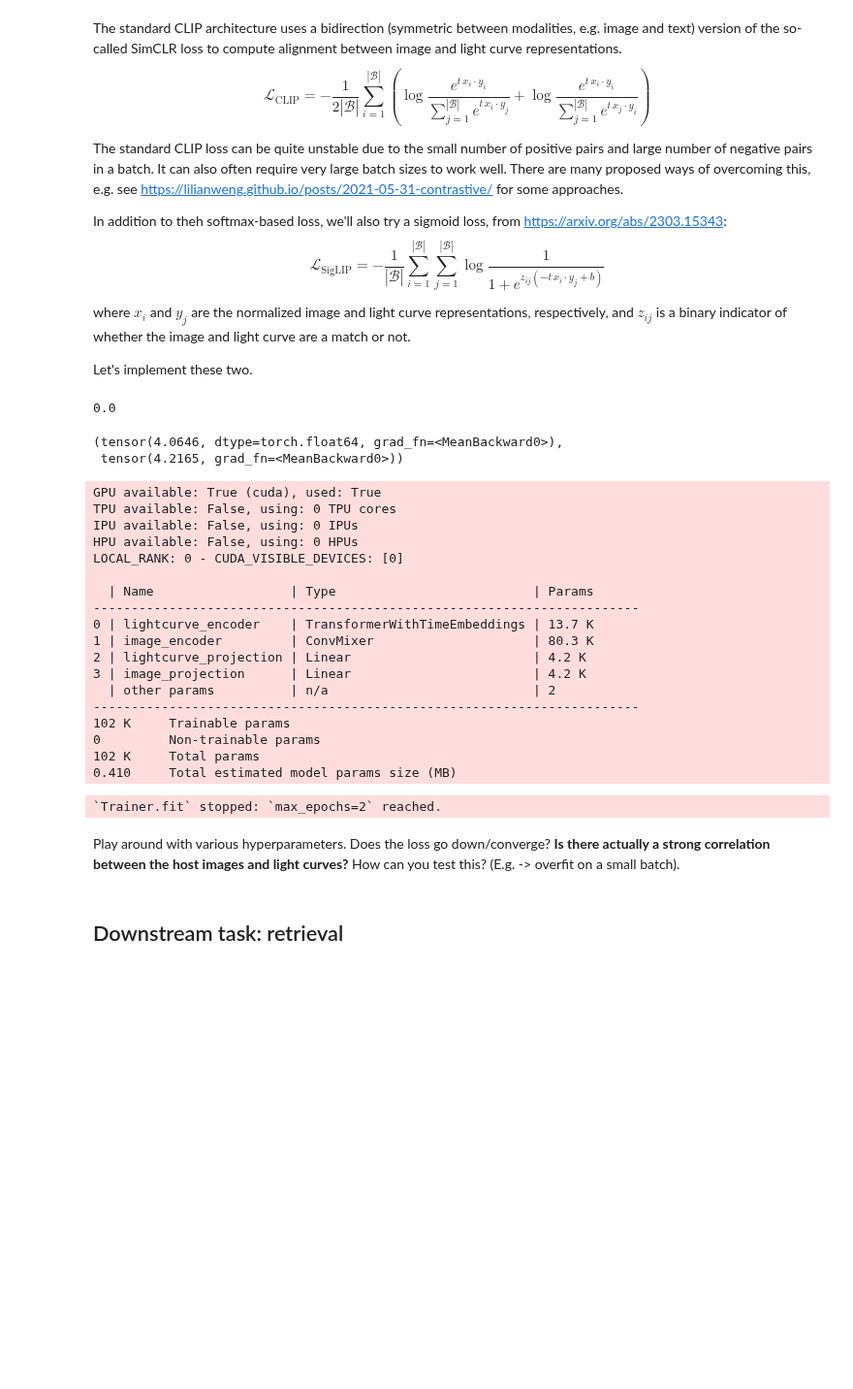
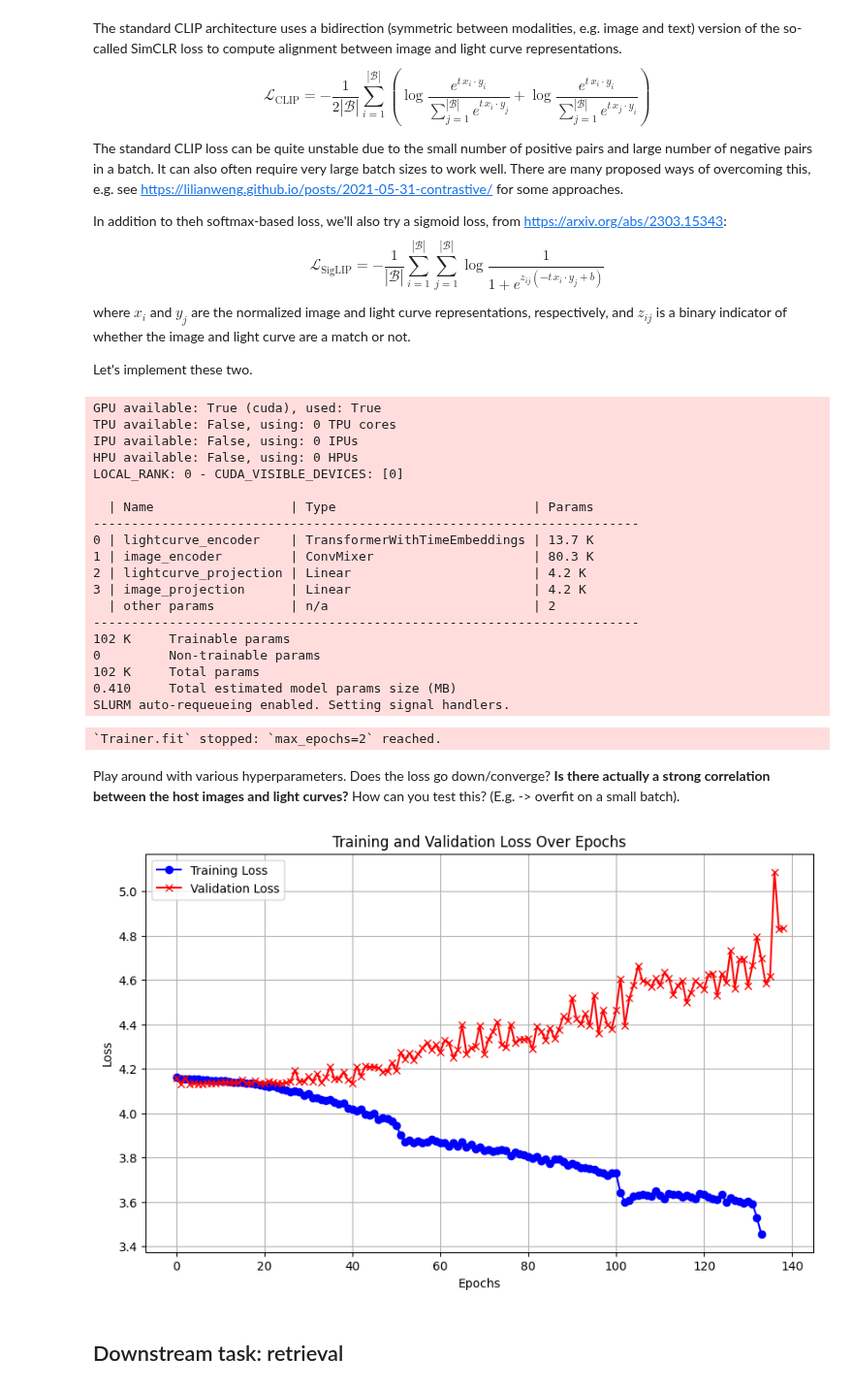
Before and after one commit to ThomasHelfer/multimodal-supernovae, a Jupyter notebook: notebook.ipynb, the cells around one changed output. Shown at 97% size. Cells and saved outputs as stored; diff of their text form; code cells hidden in the pictures; blank space fills up the shorter version.

```diff
--- a/notebook.ipynb
+++ b/notebook.ipynb
@@ -615,12 +224,3 @@ conv_kwargs = {'dim': 32, 'depth': 2, 'channels': 3, 'kernel_size': 5, 'patch_si
 optimizer_kwargs = {"weight_decay":0.0}
 
 clip_model = LightCurveImageCLIP(logit_scale=20., lr=1e-3, loss='softmax',transformer_kwargs = transformer_kwargs,conv_kwargs=conv_kwargs)
-
-x_img, x_lc, t_lc, mask_lc = next(iter(train_loader))
-x_img, x_lc = clip_model(x_img, x_lc, t_lc, mask_lc)
-
-sigmoid_loss(x_img, x_lc, clip_model.logit_scale).mean(), clip_loss(x_img, x_lc, clip_model.logit_scale).mean()
-# %% [output]
-0.0
-(tensor(4.0646, dtype=torch.float64, grad_fn=<MeanBackward0>),
- tensor(4.2165, grad_fn=<MeanBackward0>))
@@ -627,5 +253,7 @@ sigmoid_loss(x_img, x_lc, clip_model.logit_scale).mean(), clip_loss(x_img, x_lc,
+# %%
+loss_tracking_callback = LossTrackingCallback()
 # %%
-trainer = pl.Trainer(max_epochs=2, accelerator='gpu')
+trainer = pl.Trainer(max_epochs=2, accelerator='gpu', callbacks=[loss_tracking_callback])
 trainer.fit(model=clip_model, train_dataloaders=train_loader, val_dataloaders=val_loader)
 # %% [output]
 GPU available: True (cuda), used: True
@@ -646,9 +274,34 @@ LOCAL_RANK: 0 - CUDA_VISIBLE_DEVICES: [0]
 0         Non-trainable params
 102 K     Total params
 0.410     Total estimated model params size (MB)
+SLURM auto-requeueing enabled. Setting signal handlers.
 `Trainer.fit` stopped: `max_epochs=2` reached.
 # %% [markdown]
 Play around with various hyperparameters. Does the loss go down/converge? **Is there actually a strong correlation between the host images and light curves?** How can you test this? (E.g. -> overfit on a small batch).
+# %%
+train_loss_history,val_loss_history = loss_tracking_callback.train_loss_history, loss_tracking_callback.val_loss_history
+
+# Create a figure and a set of subplots
+plt.figure(figsize=(10, 6))
+
+# Plot training loss
+plt.plot(train_loss_history, label='Training Loss', color='blue', linestyle='-', marker='o')
+
+# Plot validation loss
+plt.plot(val_loss_history, label='Validation Loss', color='red', linestyle='-', marker='x')
+
+# Adding title and labels
+plt.title('Training and Validation Loss Over Epochs')
+plt.xlabel('Epochs')
+plt.ylabel('Loss')
+
+# Adding a legend
+plt.legend()
+
+# Show grid
+plt.grid(True)
+# %% [output]
+[figure, added]
 # %% [markdown]
 ## Downstream task: retrieval
 # %% [markdown]
```
Also changed, not shown: parts of 48 cells of this notebook, 9 other files.
